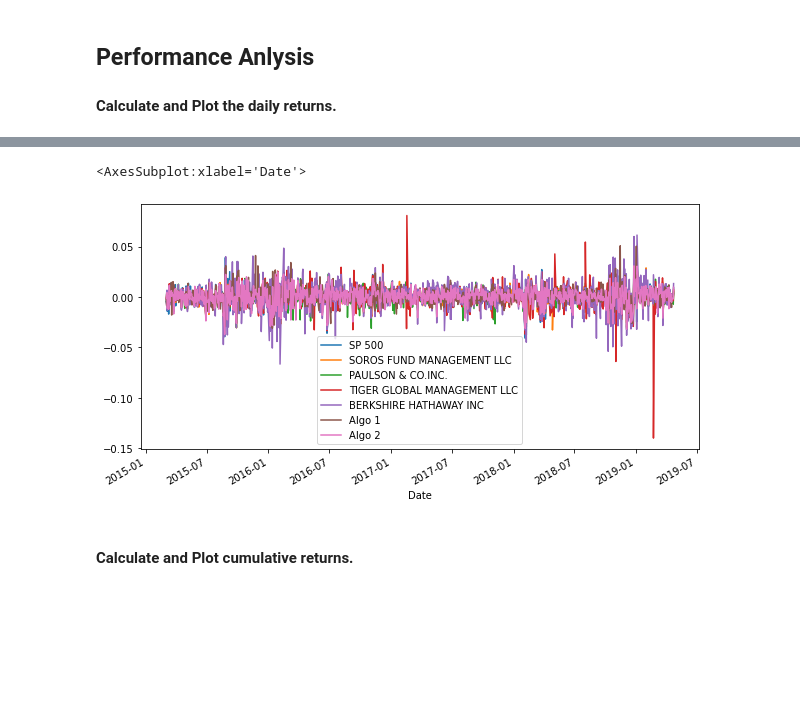
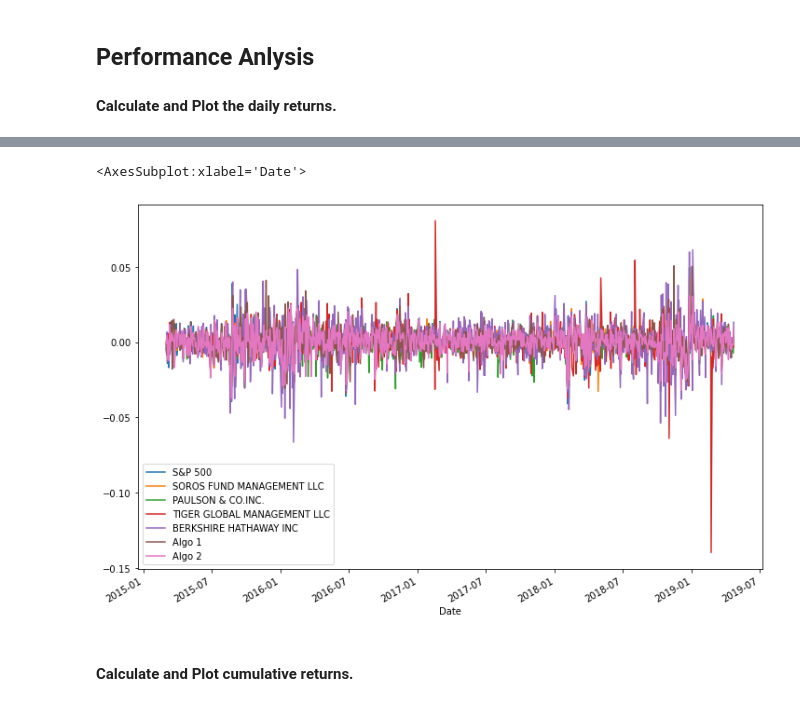
Before and after one commit to joeyh2/portfolio-analysis, a Jupyter notebook: whale_analysis.ipynb, the cells around one changed output, grey strips where cells are left out. Saved outputs shown, nothing was run; the diff lists cells and outputs as text; code cells hidden in the pictures; blank space fills up the shorter version.

Commit message:
Ensured all indices sorted and updated plot sizes and titles

```diff
--- a/whale_analysis.ipynb
+++ b/whale_analysis.ipynb
@@ -30,7 +30,7 @@ Read the Whale Portfolio daily returns and clean the data
 # %%
 # Reading whale returns
 file_path = Path('Resources/whale_returns.csv')
-whale_df = pd.read_csv(file_path, index_col = "Date", infer_datetime_format=True, parse_dates=True)
+whale_df = pd.read_csv(file_path, index_col = "Date", infer_datetime_format=True, parse_dates=True).sort_index()
 whale_df.head()
 # %% [output]
 |  | SOROS FUND MANAGEMENT LLC | PAULSON & CO.INC. | TIGER GLOBAL MANAGEMENT LLC | BERKSHIRE HATHAWAY INC |
@@ -70,7 +68,7 @@ Read the algorithmic daily returns and clean the data
 # %%
 # Reading algorithmic returns
 file_path = Path('Resources/algo_returns.csv')
-algo_df = pd.read_csv(file_path, index_col="Date", infer_datetime_format = True, parse_dates = True)
+algo_df = pd.read_csv(file_path, index_col="Date", infer_datetime_format = True, parse_dates = True).sort_index()
 algo_df.head(10)
 # %% [output]
 |  | Algo 1 | Algo 2 |
@@ -113,8 +107,7 @@ Read the S&P 500 historic closing prices and create a new daily returns DataFram
 # %%
 # Reading S&P 500 Closing Prices
 file_path = Path('Resources/sp500_history.csv')
-sp500_df = pd.read_csv(file_path, index_col = "Date", parse_dates=True, infer_datetime_format=True)
-sp500_df.sort_index(inplace = True)
+sp500_df = pd.read_csv(file_path, index_col = "Date", parse_dates=True, infer_datetime_format=True).sort_index()
 sp500_df.head()
 # %% [output]
 |  | Close |
@@ -186,6 +179,6 @@ sp500_returns.head()
 | 2012-10-08 | -0.003457 |
 # %%
 # Rename `Close` Column to be specific to this portfolio.
-sp500_returns.rename(columns={'Close':'SP 500'}, inplace = True)
+sp500_returns.rename(columns={'Close':'S&P 500'}, inplace = True)
 sp500_returns.head()
 # %% [output]
@@ -233,9 +226,9 @@ sp500_returns.plot()
 # %%
 # Plot Combined Returns
-combined_returns.plot(figsize = (10,5))
+combined_returns.plot(figsize = (12,8))
 # %% [output]
 <AxesSubplot:xlabel='Date'>
-[figure, old version]
+[figure, new version]
 # %% [markdown]
 #### Calculate and Plot cumulative returns.
 # %%
```
Also changed, not shown: parts of 22 cells of this notebook.
